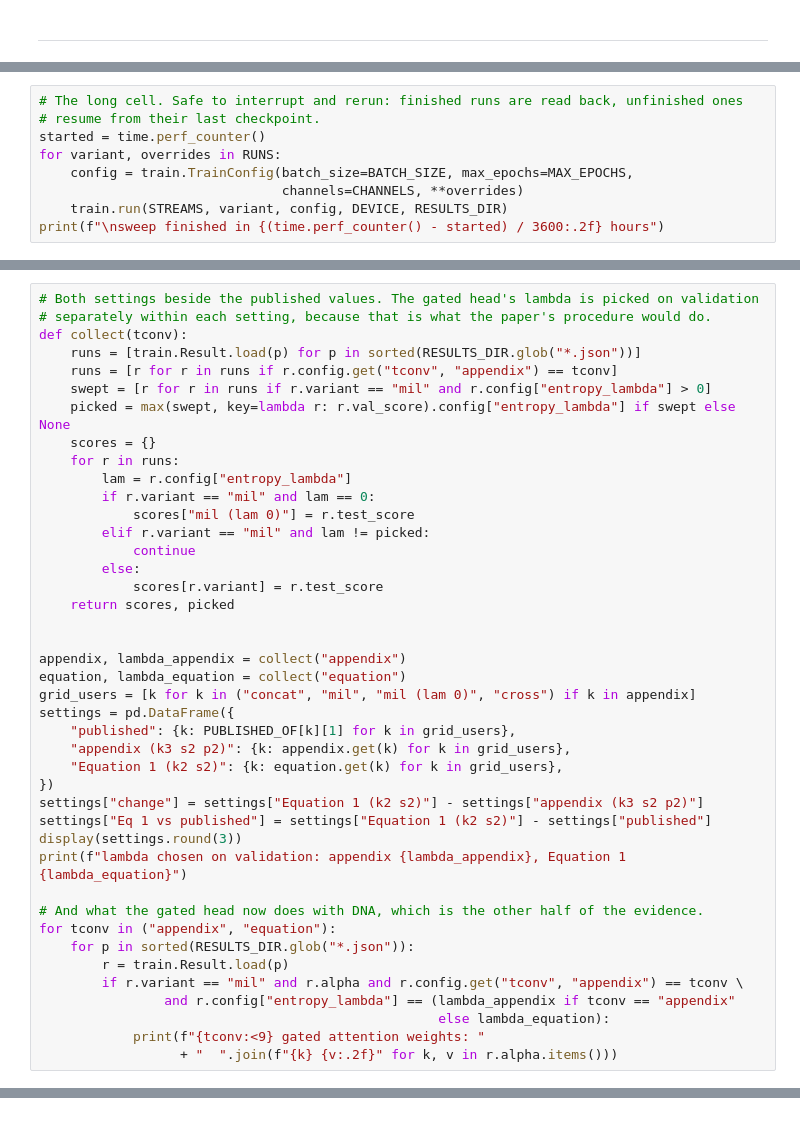
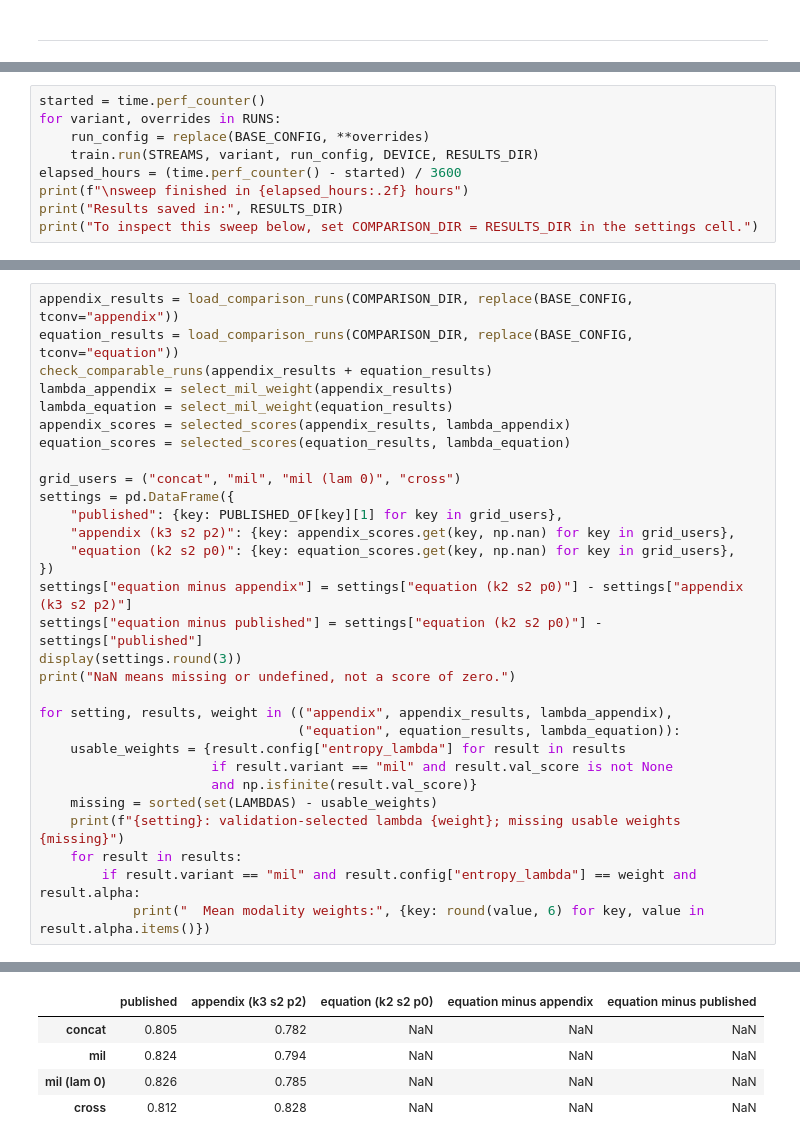
Before and after one commit to jtmckinley4/multimodal-bio-fusion, a Jupyter notebook: Code/stage3/03_blf_build_check.ipynb, the cells around one changed output, grey strips where cells are left out. Drawn from its saved outputs; the diff is of its cells as text.

```diff
--- a/Code/stage3/03_blf_build_check.ipynb
+++ b/Code/stage3/03_blf_build_check.ipynb
@@ -460,10 +574,10 @@ caffeinate -i -w $(pgrep -n -f ipykernel)
 # %%
-# The long cell. Safe to interrupt and rerun: finished runs are read back, unfinished ones
-# resume from their last checkpoint.
 started = time.perf_counter()
 for variant, overrides in RUNS:
-    config = train.TrainConfig(batch_size=BATCH_SIZE, max_epochs=MAX_EPOCHS,
-                               channels=CHANNELS, **overrides)
-    train.run(STREAMS, variant, config, DEVICE, RESULTS_DIR)
-print(f"\nsweep finished in {(time.perf_counter() - started) / 3600:.2f} hours")
+    run_config = replace(BASE_CONFIG, **overrides)
+    train.run(STREAMS, variant, run_config, DEVICE, RESULTS_DIR)
+elapsed_hours = (time.perf_counter() - started) / 3600
+print(f"\nsweep finished in {elapsed_hours:.2f} hours")
+print("Results saved in:", RESULTS_DIR)
+print("To inspect this sweep below, set COMPARISON_DIR = RESULTS_DIR in the settings cell.")
 # %% [output]
@@ -710,42 +913,31 @@ print(f"\nrerun finished in {(time.perf_counter() - started) / 3600:.2f} hours")
 # %%
-# Both settings beside the published values. The gated head's lambda is picked on validation
-# separately within each setting, because that is what the paper's procedure would do.
-def collect(tconv):
-    runs = [train.Result.load(p) for p in sorted(RESULTS_DIR.glob("*.json"))]
-    runs = [r for r in runs if r.config.get("tconv", "appendix") == tconv]
-    swept = [r for r in runs if r.variant == "mil" and r.config["entropy_lambda"] > 0]
-    picked = max(swept, key=lambda r: r.val_score).config["entropy_lambda"] if swept else None
-    scores = {}
-    for r in runs:
-        lam = r.config["entropy_lambda"]
-        if r.variant == "mil" and lam == 0:
-            scores["mil (lam 0)"] = r.test_score
-        elif r.variant == "mil" and lam != picked:
-            continue
-        else:
-            scores[r.variant] = r.test_score
-    return scores, picked
+appendix_results = load_comparison_runs(COMPARISON_DIR, replace(BASE_CONFIG, tconv="appendix"))
+equation_results = load_comparison_runs(COMPARISON_DIR, replace(BASE_CONFIG, tconv="equation"))
+check_comparable_runs(appendix_results + equation_results)
+lambda_appendix = select_mil_weight(appendix_results)
+lambda_equation = select_mil_weight(equation_results)
+appendix_scores = selected_scores(appendix_results, lambda_appendix)
+equation_scores = selected_scores(equation_results, lambda_equation)
 
+grid_users = ("concat", "mil", "mil (lam 0)", "cross")
+settings = pd.DataFrame({
+    "published": {key: PUBLISHED_OF[key][1] for key in grid_users},
+    "appendix (k3 s2 p2)": {key: appendix_scores.get(key, np.nan) for key in grid_users},
+    "equation (k2 s2 p0)": {key: equation_scores.get(key, np.nan) for key in grid_users},
+})
+settings["equation minus appendix"] = settings["equation (k2 s2 p0)"] - settings["appendix (k3 s2 p2)"]
+settings["equation minus published"] = settings["equation (k2 s2 p0)"] - settings["published"]
+display(settings.round(3))
+print("NaN means missing or undefined, not a score of zero.")
 
-appendix, lambda_appendix = collect("appendix")
-equation, lambda_equation = collect("equation")
-grid_users = [k for k in ("concat", "mil", "mil (lam 0)", "cross") if k in appendix]
-settings = pd.DataFrame({
-    "published": {k: PUBLISHED_OF[k][1] for k in grid_users},
-    "appendix (k3 s2 p2)": {k: appendix.get(k) for k in grid_users},
-    "Equation 1 (k2 s2)": {k: equation.get(k) for k in grid_users},
-})
-settings["change"] = settings["Equation 1 (k2 s2)"] - settings["appendix (k3 s2 p2)"]
-settings["Eq 1 vs published"] = settings["Equation 1 (k2 s2)"] - settings["published"]
-display(settings.round(3))
-print(f"lambda chosen on validation: appendix {lambda_appendix}, Equation 1 {lambda_equation}")
-
-# And what the gated head now does with DNA, which is the other half of the evidence.
-for tconv in ("appendix", "equation"):
-    for p in sorted(RESULTS_DIR.glob("*.json")):
-        r = train.Result.load(p)
-        if r.variant == "mil" and r.alpha and r.config.get("tconv", "appendix") == tconv \
-                and r.config["entropy_lambda"] == (lambda_appendix if tconv == "appendix"
-                                                   else lambda_equation):
-            print(f"{tconv:<9} gated attention weights: "
-                  + "  ".join(f"{k} {v:.2f}" for k, v in r.alpha.items()))
+for setting, results, weight in (("appendix", appendix_results, lambda_appendix),
+                                 ("equation", equation_results, lambda_equation)):
+    usable_weights = {result.config["entropy_lambda"] for result in results
+                      if result.variant == "mil" and result.val_score is not None
+                      and np.isfinite(result.val_score)}
+    missing = sorted(set(LAMBDAS) - usable_weights)
+    print(f"{setting}: validation-selected lambda {weight}; missing usable weights {missing}")
+    for result in results:
+        if result.variant == "mil" and result.config["entropy_lambda"] == weight and result.alpha:
+            print("  Mean modality weights:", {key: round(value, 6) for key, value in result.alpha.items()})
+# %% [output]
@@ -751,0 +946,5 @@ for tconv in ("appendix", "equation"):
+|  | published | appendix (k3 s2 p2) | equation (k2 s2 p0) | equation minus appendix | equation minus published |
+| concat | 0.805 | 0.782 | NaN | NaN | NaN |
+| mil | 0.824 | 0.794 | NaN | NaN | NaN |
+| mil (lam 0) | 0.826 | 0.785 | NaN | NaN | NaN |
+| cross | 0.812 | 0.828 | NaN | NaN | NaN |
```
Also changed, not shown: parts of 50 cells of this notebook, 36 other files.
